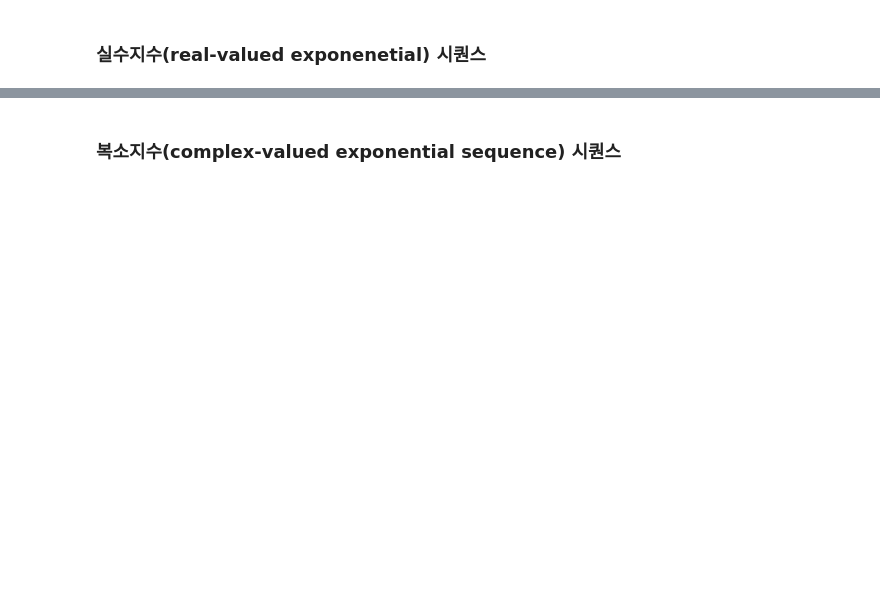
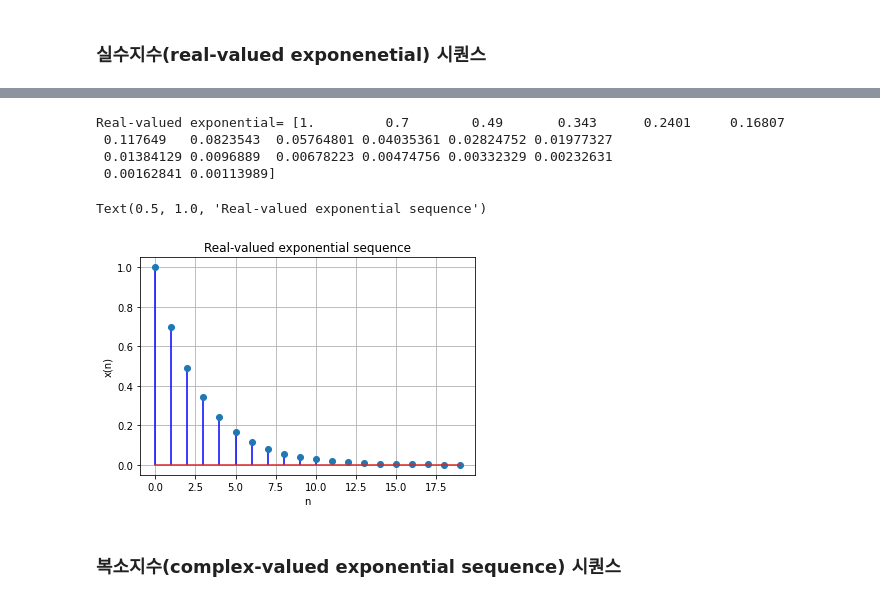
Before and after one commit to asdfrv20/DSP_python, a Jupyter notebook: chap03/chap03_basic_sequences.ipynb, the cells around one changed output, grey strips where cells are left out. Saved outputs shown, nothing was run; the diff lists cells and outputs as text; code cells hidden in the pictures; blank space fills up the shorter version.

```diff
--- a/chap03/chap03_basic_sequences.ipynb
+++ b/chap03/chap03_basic_sequences.ipynb
@@ -62,2 +81,23 @@ Text(0.5, 1.0, 'Representation of a sequence x(n)')
+# %%
+# 실수지수 함수는 numpy에서 지원하는 np.power() 함수를 활용하여 구현한다.
+
+# 실수지수 시퀀스 설정
+a = 0.7              # a: 지수 밑
+N = 20               # N: 시퀀스 길이
+n = np.arange(N)     # n: 순서 시퀀스
+xn = np.power(a,n)   # xn: 실수지수 시퀀스
+print('Real-valued exponential=',xn)
+
+# 그래프
+plt.stem(n,xn,'b'); plt.grid()
+plt.xlabel('n'); plt.ylabel('x(n)')
+plt.title("Real-valued exponential sequence")
+# %% [output]
+Real-valued exponential= [1.         0.7        0.49       0.343      0.2401     0.16807
+ 0.117649   0.0823543  0.05764801 0.04035361 0.02824752 0.01977327
+ 0.01384129 0.0096889  0.00678223 0.00474756 0.00332329 0.00232631
+ 0.00162841 0.00113989]
+Text(0.5, 1.0, 'Real-valued exponential sequence')
+[figure, added]
 # %% [markdown]
 ### 복소지수(complex-valued exponential sequence) 시퀀스
```
Also changed, not shown: parts of 11 cells of this notebook, 1 other file.
